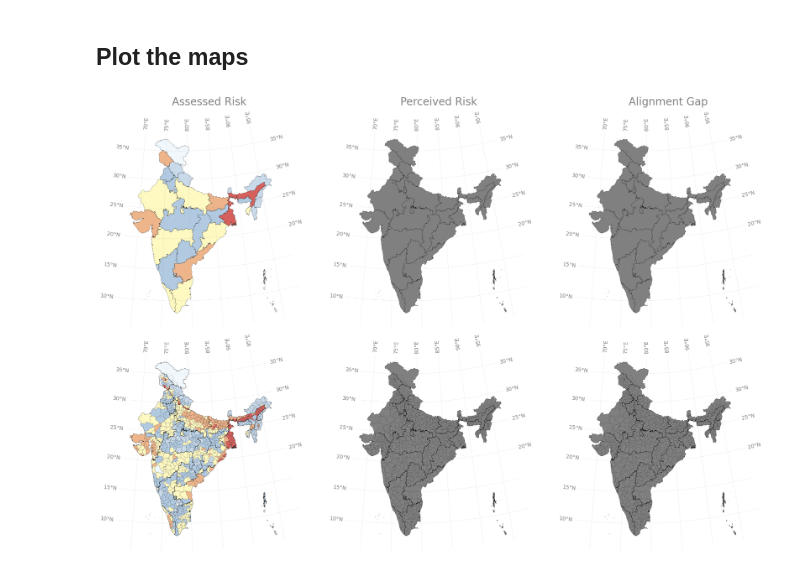
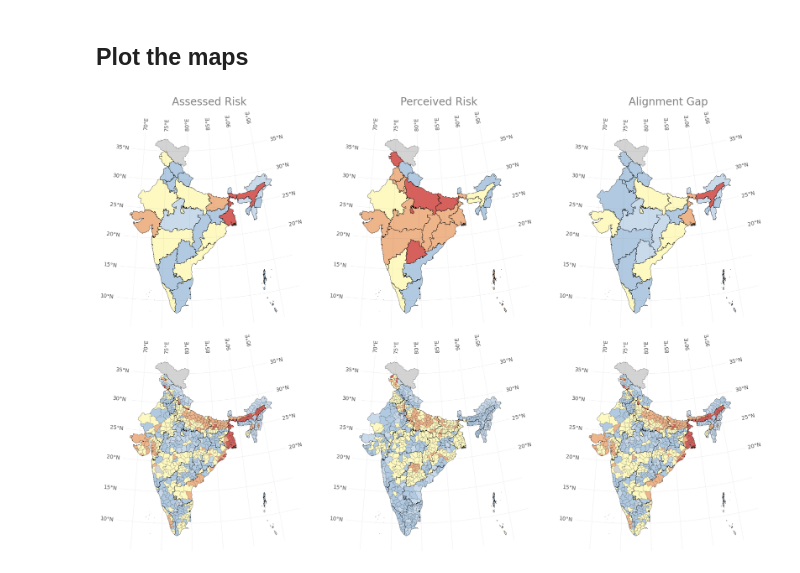
Before and after one commit to YCGS-lab/India-IGUIDE, a Jupyter notebook: scripts/03_Figures/01_FloodRisk_2by3Panel.ipynb, the cells around one changed output. Cells and saved outputs as stored; diff of their text form; code cells hidden in the pictures.

Commit message:
added data and figure for gap map

```diff
--- a/scripts/03_Figures/01_FloodRisk_2by3Panel.ipynb
+++ b/scripts/03_Figures/01_FloodRisk_2by3Panel.ipynb
@@ -26,0 +78,16 @@ gdf.head()
+# %%
+# Define the scale
+flood_mapping = {
+    'Very High': 100,
+    'High': 75,
+    'Medium': 50,
+    'Low': 25,
+    'Very Low': 0,
+    'NoData': np.nan
+}
+
+# Apply the mapping to a new column
+gdf['assessed'] = gdf['floodindex'].map(flood_mapping)
+gdf['gap'] = gdf['assessed'] - gdf['perceived']
+
+gdf.head()
@@ -37,7 +112,7 @@ def get_mode(x):
 # We group by 'state' and apply 'get_mode' to the 'floodrisk' column
 gdf_state = gdf.dissolve(
     by='state23',
-    aggfunc={'floodindex': get_mode}
+    aggfunc={'assessed': np.mean, 'perceived': np.mean}
 )
 
 # 3. Check the result
@@ -55,5 +130,7 @@ def remove_holes(geometry):
     return geometry
 gdf_state.geometry = gdf_state.geometry.apply(remove_holes)
 
+gdf_state['gap'] = gdf_state['assessed'] - gdf_state['perceived']
+
 gdf_state.head()
 # %% [output]
@@ -74,6 +153,7 @@ import cartopy.crs as ccrs
 import cartopy.feature as cfeature
 import numpy as np
 import matplotlib.colors as mcolors
+from matplotlib.colors import ListedColormap, BoundaryNorm
 
 # --- 1. GLOBAL SETTINGS ---
 STRAIGHT_LON = 77.5
@@ -115,8 +195,8 @@ def format_india_map(ax, title):
     gl.padding = 10  # Increases distance between labels and the map data
 
     # FONT SIZE CHANGES HERE
-    gl.xlabel_style = {'size': 10, 'color': 'gray', 'weight': 'normal'}
-    gl.ylabel_style = {'size': 10, 'color': 'gray', 'weight': 'normal'}
+    gl.xlabel_style = {'size': 10, 'color': '#4F4F4F', 'weight': 'normal'}
+    gl.ylabel_style = {'size': 10, 'color': '#4F4F4F', 'weight': 'normal'}
 
     ax.set_title(title, fontsize=20, pad=10, color='gray')
 
@@ -132,40 +212,56 @@ flood_color_map = {
     'Medium':    '#fef8c1', # Pale Yellow (The transition point)
     'High':      '#eeb48a', # Light Orange
     'Very High': '#d6615c', # Burnt Red/Orange
     'NoData':    '#f1f8fd'  # Near-white/Grey for missing info
 }
+ordered_colors = [
+    '#c9daeb', # Very Low (0)
+    '#b1cae1', # Low (25)
+    '#fef8c1', # Medium (50)
+    '#eeb48a', # High (75)
+    '#d6615c'  # Very High (100)
+]
+custom_cmap = ListedColormap(ordered_colors)
 
 # --- 5. INDIVIDUAL PLOTTING LINES ---
 # Variable 1: Plotting your GDF with standard orange
 format_india_map(ax1, "Assessed Risk")
-colors_ax1 = [flood_color_map.get(val, 'white') for val in gdf_state['floodindex']]
-gdf_state.plot(ax=ax1, color=colors_ax1, transform=DATA_CRS, edgecolor='black', linewidth=0.2)
+gdf_state.plot(ax=ax1, transform=DATA_CRS, facecolor='lightgray', edgecolor='none')
+gdf_state.boundary.plot(ax=ax1, transform=DATA_CRS, color='black', linewidth=0.2)
+#colors_ax1 = [flood_color_map.get(val, 'white') for val in gdf_state['floodindex']]
+gdf_state.plot(ax=ax1, column='assessed', cmap=custom_cmap, vmin=0, vmax=100, transform=DATA_CRS, edgecolor='black', linewidth=0.2)
 
 # Variable 2: You can change the facecolor here
 format_india_map(ax2, "Perceived Risk")
-gdf_state.plot(ax=ax2, transform=DATA_CRS, facecolor='gray', edgecolor='black', linewidth=0.2)
+gdf_state.plot(ax=ax2, transform=DATA_CRS, facecolor='lightgray', edgecolor='none')
+gdf_state.boundary.plot(ax=ax2, transform=DATA_CRS, color='black', linewidth=0.2)
+gdf_state.plot(ax=ax2, column='perceived', cmap=custom_cmap, transform=DATA_CRS, edgecolor='black', linewidth=0.2)
 
 # Variable 3: Example of adding a different alpha/transparency
 format_india_map(ax3, "Alignment Gap")
-gdf_state.plot(ax=ax3, transform=DATA_CRS, facecolor='gray', edgecolor='black', linewidth=0.2)
+gdf_state.plot(ax=ax3, transform=DATA_CRS, facecolor='lightgray', edgecolor='none')
+gdf_state.boundary.plot(ax=ax3, transform=DATA_CRS, color='black', linewidth=0.2)
+gdf_state.plot(ax=ax3, column='gap', cmap=custom_cmap, transform=DATA_CRS, edgecolor='black', linewidth=0.2)
 
 # Variable 4: Ready for your next variable
 format_india_map(ax4, "")
-colors_ax4 = [flood_color_map.get(val, 'white') for val in gdf['floodindex']]
-gdf.plot(ax=ax4, color=colors_ax4, transform=DATA_CRS, edgecolor='black', linewidth=0.1)
+gdf_state.plot(ax=ax4, transform=DATA_CRS, facecolor='lightgray', edgecolor='none')
+gdf.plot(ax=ax4, column='assessed', cmap=custom_cmap, vmin=0, vmax=100, transform=DATA_CRS, edgecolor='black', linewidth=0.1)
 gdf_state.boundary.plot(ax=ax4, transform=DATA_CRS, color='black', linewidth=0.2)
 
 # Variable 5: Ready for your next variable
 format_india_map(ax5, "")
-gdf.plot(ax=ax5, transform=DATA_CRS, facecolor='gray', edgecolor='black', linewidth=0.1)
+gdf_state.plot(ax=ax5, transform=DATA_CRS, facecolor='lightgray', edgecolor='none')
+gdf.plot(ax=ax5, column='perceived', cmap=custom_cmap, transform=DATA_CRS, edgecolor='black', linewidth=0.1)
 gdf_state.boundary.plot(ax=ax5, transform=DATA_CRS, color='black', linewidth=0.2)
 
 # Variable 6: Ready for your next variable
 format_india_map(ax6, "")
-gdf.plot(ax=ax6, transform=DATA_CRS, facecolor='gray', edgecolor='black', linewidth=0.1)
+gdf_state.plot(ax=ax6, transform=DATA_CRS, facecolor='lightgray', edgecolor='none')
+gdf.plot(ax=ax6, column='gap', cmap=custom_cmap, transform=DATA_CRS, edgecolor='black', linewidth=0.1)
 gdf_state.boundary.plot(ax=ax6, transform=DATA_CRS, color='black', linewidth=0.2)
 
-plt.savefig('India_FloodRisk_ActualPerceived.png', dpi=300, bbox_inches='tight')
+plt.savefig('../../output/India_FloodRisk_ActualPerceived_v4.pdf', dpi=300, bbox_inches='tight')
 plt.show()
 # %% [output]
-[figure, old version]
+[figure, new version]
```
Also changed, not shown: parts of 7 cells of this notebook, 12 other files.
